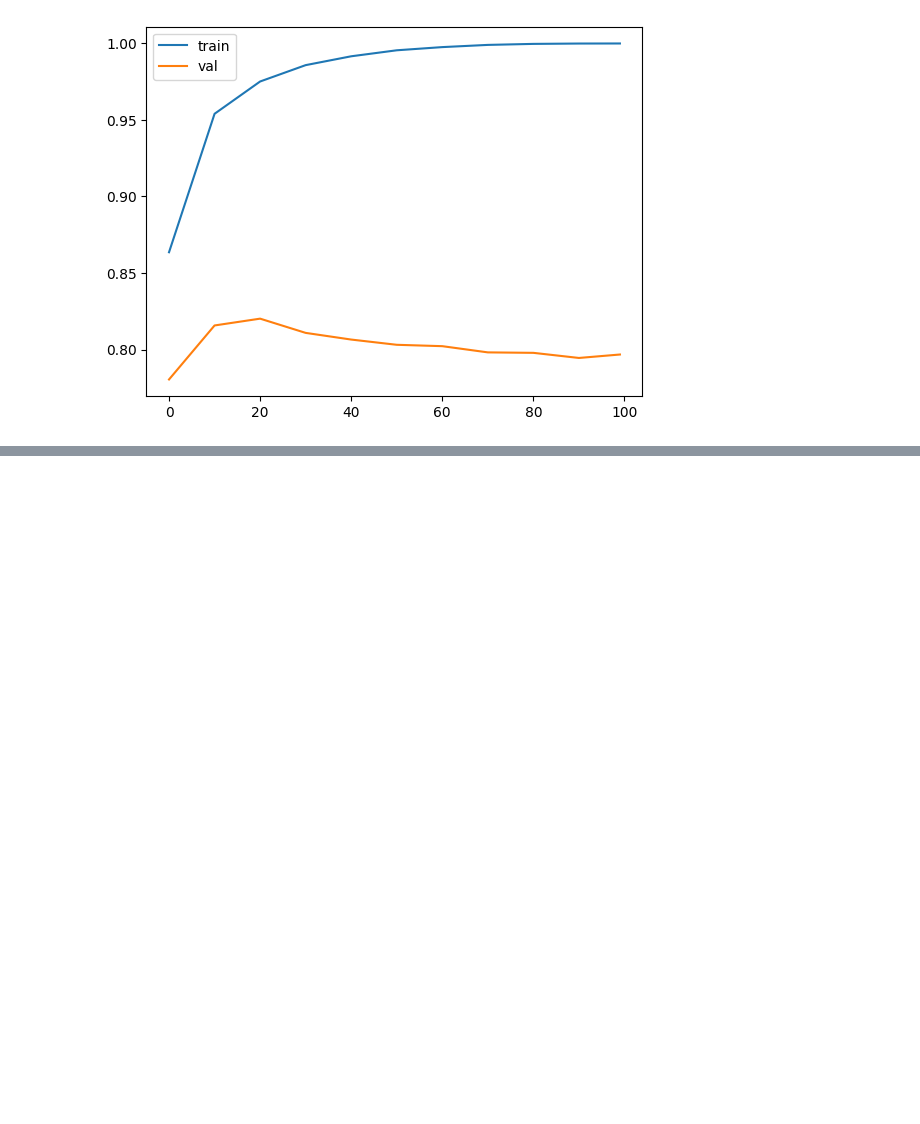
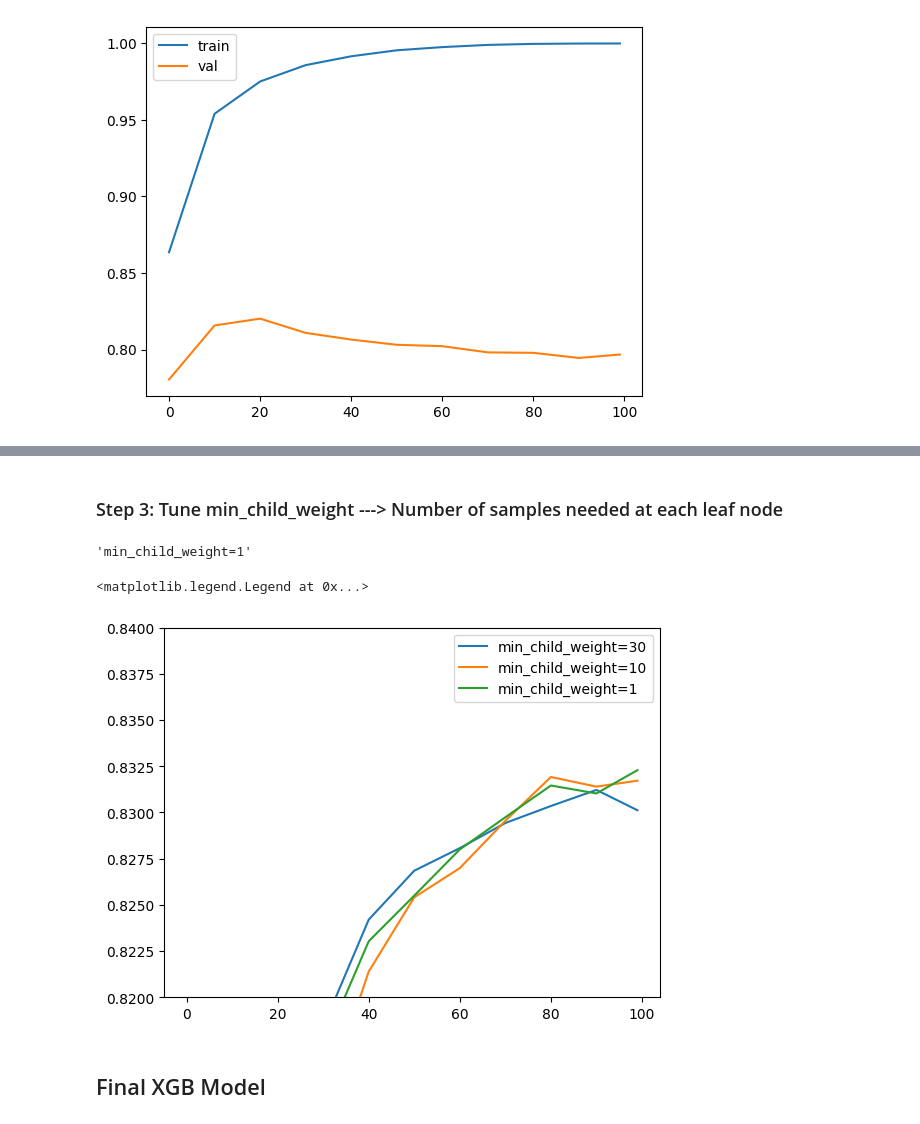
Before and after one commit to kelvin-meyet/MLOps-I-mlzmcmp, a Jupyter notebook: 04-trees_credit-risk/credit-risk-modelling.ipynb, the cells around one changed output, grey strips where cells are left out. Saved outputs shown, nothing was run; the diff lists cells and outputs as text; code cells hidden in the pictures; blank space fills up the shorter version.

```diff
--- a/04-trees_credit-risk/credit-risk-modelling.ipynb
+++ b/04-trees_credit-risk/credit-risk-modelling.ipynb
@@ -755,0 +848,41 @@ Tuning the following parameters
+# %%
+best_max_depth = 3
+# %% [markdown]
+### Step 3: Tune min_child_weight   ---> Number of samples needed at each leaf node
+# %%
+scores = {}
+# %%
+%%capture output
+xgb_params = {
+    'eta': best_eta,  #lr - default is 0.3 [0.1, 0.05, 0.01]
+    'max_depth': best_max_depth , # depth of tree [6,3,4,10]
+    'min_child_weight': 1, #same as min_samples_leaf [1, 10, 30]
+
+    'objective':'binary:logistic',  #classication problem
+    'eval_metric': 'auc',
+
+    'nthread':8,  #parallelize
+    'seed':1,  #seed
+    'verbosity':1,  #verbosity (0,1,2)
+}
+
+model = xgb.train(xgb_params, #tuning parameters
+                  dtrain=xgb_train,
+                  num_boost_round= 100, #trees to grow
+                  verbose_eval = 10, # print evaluation at every 5 steps
+                  evals=watchlist)
+# %%
+key = 'min_child_weight=%s' % (xgb_params['min_child_weight'])
+scores[key] = parse_xgb_output(output)
+key
+# %% [output]
+'min_child_weight=1'
+# %%
+for min_child_weight, df_score in scores.items():
+    plt.plot(df_score.num_iter, df_score.val_auc, label=min_child_weight)
+
+plt.ylim(0.82, 0.84)
+plt.legend()
+# %% [output]
+<matplotlib.legend.Legend at 0x...>
+[figure, added]
@@ -755,0 +891,2 @@ Tuning the following parameters
+# %% [markdown]
+## Final XGB Model
```
Also changed, not shown: parts of 32 cells of this notebook.
